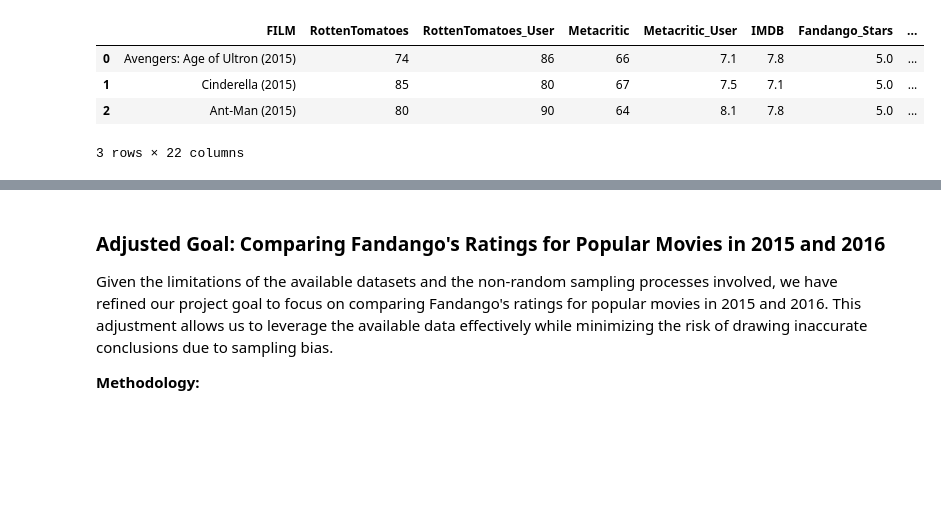
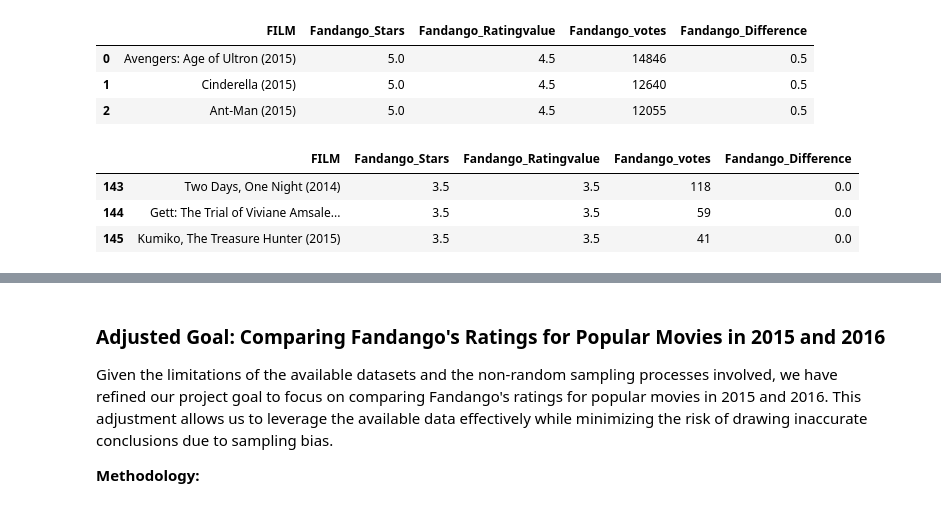
Before and after one commit to shree131/Investigation-of-Fandango-Movie-Rating-Biases, a Jupyter notebook: Fandango_Ratings_Analysis_Report.ipynb, the cells around one changed output, grey strips where cells are left out. Drawn from its saved outputs; the diff is of its cells as text; code cells hidden in the pictures; blank space fills up the shorter version.

```diff
--- a/Fandango_Ratings_Analysis_Report.ipynb
+++ b/Fandango_Ratings_Analysis_Report.ipynb
@@ -30,14 +36,21 @@ We use two different dataset for the investigation:
 # %%
 import pandas as pd
 
-# Import the dataset prior to Hickey's analysis
-movies_prior = pd.read_csv('./dataset/fandango_score_comparison.csv')
+# Columns to import from first dataset
+columns = ['FILM', 'Fandango_Stars', 'Fandango_Ratingvalue', 'Fandango_votes', 'Fandango_Difference']
+
+# Import dataset prior to Hickey's analysis
+movies_prior = pd.read_csv('./dataset/fandango_score_comparison.csv', usecols=columns)
 
 movies_prior.head(3)
+movies_prior.tail(3)
 # %% [output]
-|  | FILM | RottenTomatoes | RottenTomatoes_User | Metacritic | Metacritic_User | IMDB | Fandango_Stars | ... |
-| 0 | Avengers: Age of Ultron (2015) | 74 | 86 | 66 | 7.1 | 7.8 | 5.0 | ... |
-| 1 | Cinderella (2015) | 85 | 80 | 67 | 7.5 | 7.1 | 5.0 | ... |
-| 2 | Ant-Man (2015) | 80 | 90 | 64 | 8.1 | 7.8 | 5.0 | ... |
+|  | FILM | Fandango_Stars | Fandango_Ratingvalue | Fandango_votes | Fandango_Difference |
+| 0 | Avengers: Age of Ultron (2015) | 5.0 | 4.5 | 14846 | 0.5 |
+| 1 | Cinderella (2015) | 5.0 | 4.5 | 12640 | 0.5 |
+| 2 | Ant-Man (2015) | 5.0 | 4.5 | 12055 | 0.5 |
-3 rows × 22 columns
+|  | FILM | Fandango_Stars | Fandango_Ratingvalue | Fandango_votes | Fandango_Difference |
+| 143 | Two Days, One Night (2014) | 3.5 | 3.5 | 118 | 0.0 |
+| 144 | Gett: The Trial of Viviane Amsale... | 3.5 | 3.5 | 59 | 0.0 |
+| 145 | Kumiko, The Treasure Hunter (2015) | 3.5 | 3.5 | 41 | 0.0 |
 # %%
```
Also changed, not shown: parts of 14 cells of this notebook.
